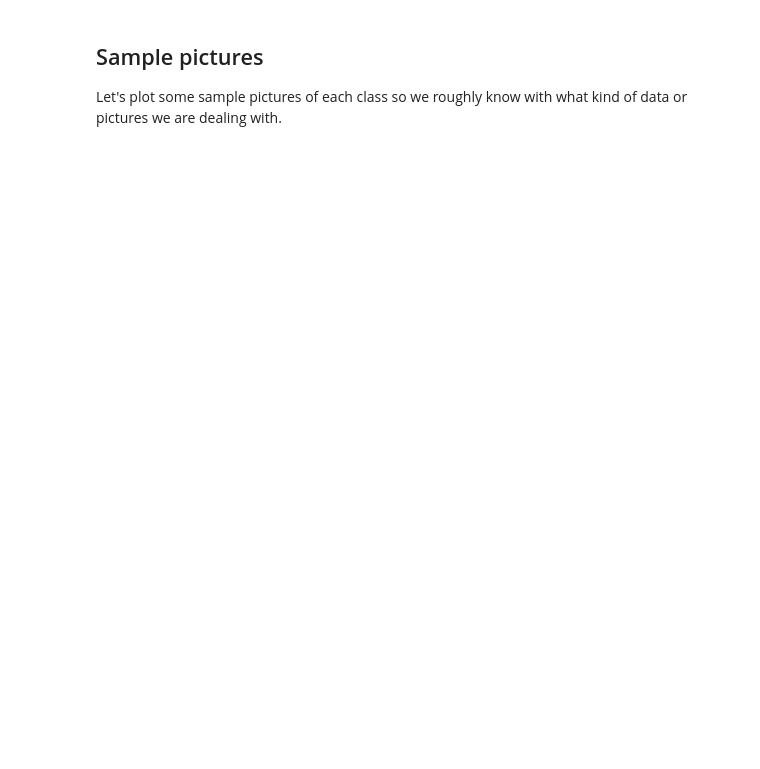
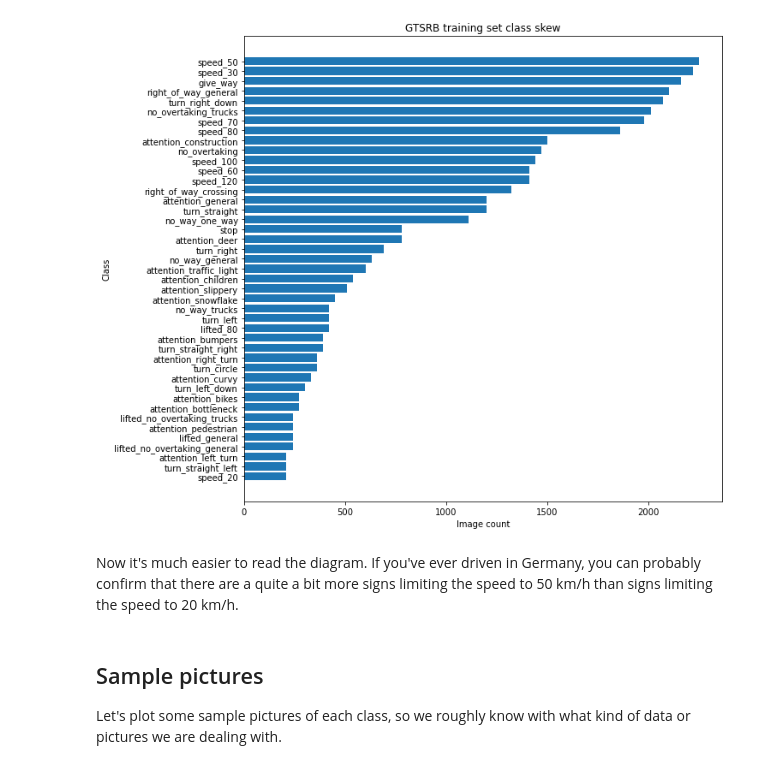
Before and after one commit to denishartl/overdog, a Jupyter notebook: notebooks/overdog_recognition.ipynb, the cells around one changed output. Saved outputs shown, nothing was run; the diff lists cells and outputs as text; code cells hidden in the pictures; blank space fills up the shorter version.

Commit message:
worked on data inspection, preparation, and model training

```diff
--- a/notebooks/overdog_recognition.ipynb
+++ b/notebooks/overdog_recognition.ipynb
@@ -71,3 +77,68 @@ actually are. To make these class names human-readable, let's introduce a label
+# %%
+label_map = {
+    0: 'speed_20',
+    1: 'speed_30',
+    2: 'speed_50',
+    3: 'speed_60',
+    4: 'speed_70',
+    5: 'speed_80',
+    6: 'lifted_80',
+    7: 'speed_100',
+    8: 'speed_120',
+    9: 'no_overtaking',
+    10: 'no_overtaking_trucks',
+    11: 'right_of_way_crossing',
+    12: 'right_of_way_general',
+    13: 'give_way',
+    14: 'stop',
+    15: 'no_way_general',
+    16: 'no_way_trucks',
+    17: 'no_way_one_way',
+    18: 'attention_general',
+    19: 'attention_left_turn',
+    20: 'attention_right_turn',
+    21: 'attention_curvy',
+    22: 'attention_bumpers',
+    23: 'attention_slippery',
+    24: 'attention_bottleneck',
+    25: 'attention_construction',
+    26: 'attention_traffic_light',
+    27: 'attention_pedestrian',
+    28: 'attention_children',
+    29: 'attention_bikes',
+    30: 'attention_snowflake',
+    31: 'attention_deer',
+    32: 'lifted_general',
+    33: 'turn_right',
+    34: 'turn_left',
+    35: 'turn_straight',
+    36: 'turn_straight_right',
+    37: 'turn_straight_left',
+    38: 'turn_right_down',
+    39: 'turn_left_down',
+    40: 'turn_circle',
+    41: 'lifted_no_overtaking_general',
+    42: 'lifted_no_overtaking_trucks'
+}
+
+image_count = [x[1] for x in image_counts]
+classes = [x[0] for x in image_counts]
+class_labels = []
+
+for cls in classes:
+    class_labels.append(label_map[int(cls)])
+
+plt.subplots(figsize=(10, 10))
+plt.barh(class_labels, image_count)
+plt.title('GTSRB training set class skew')
+plt.ylabel('Class')
+plt.xlabel('Image count')
+plt.show()
+# %% [output]
+[figure, added]
+# %% [markdown]
+Now it's much easier to read the diagram. If you've ever driven in Germany, you can probably confirm
+that there are a quite a bit more signs limiting the speed to 50 km/h than signs limiting the speed to 20 km/h.
 # %% [markdown]
 ## Sample pictures
-Let's plot some sample pictures of each class so we roughly know with what kind of data or pictures we are dealing with.
+Let's plot some sample pictures of each class, so we roughly know with what kind of data or pictures we are dealing with.
```
Also changed, not shown: parts of 30 cells of this notebook, 1 other file.
